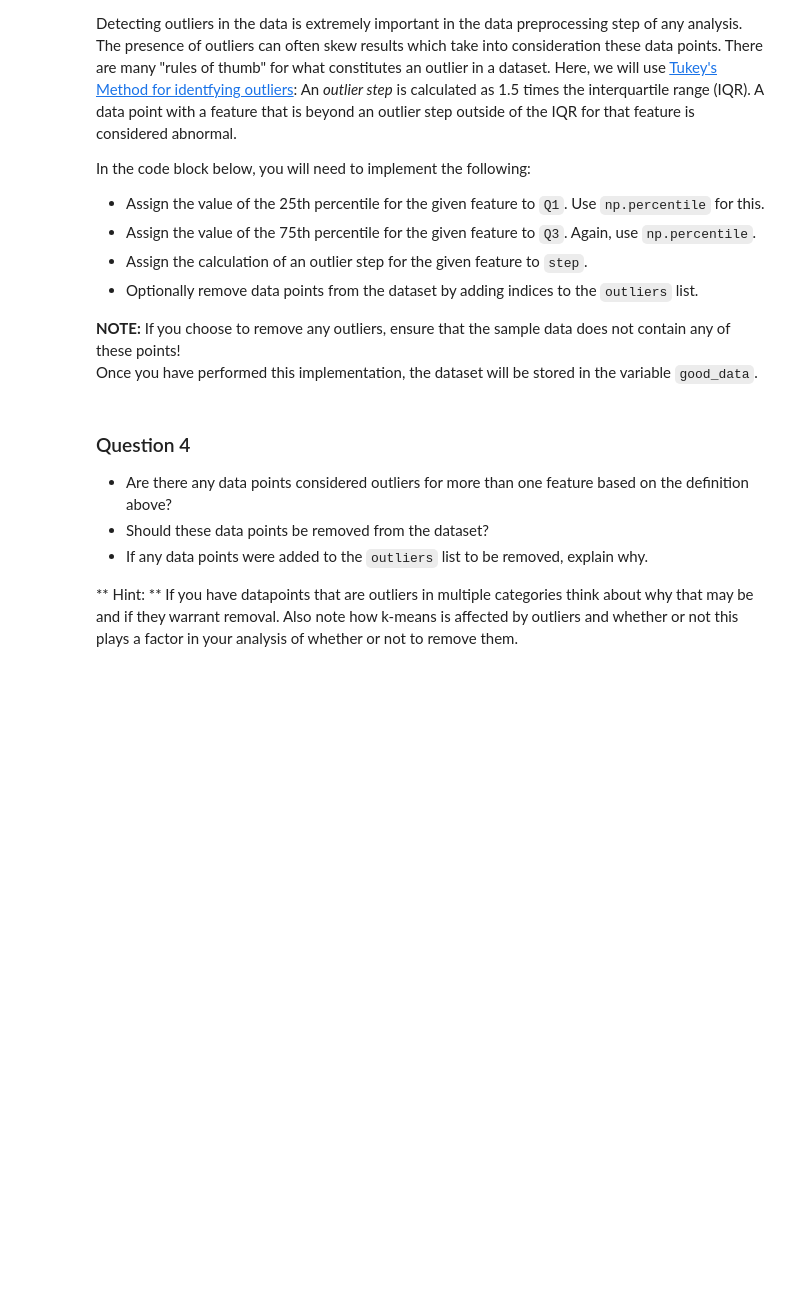
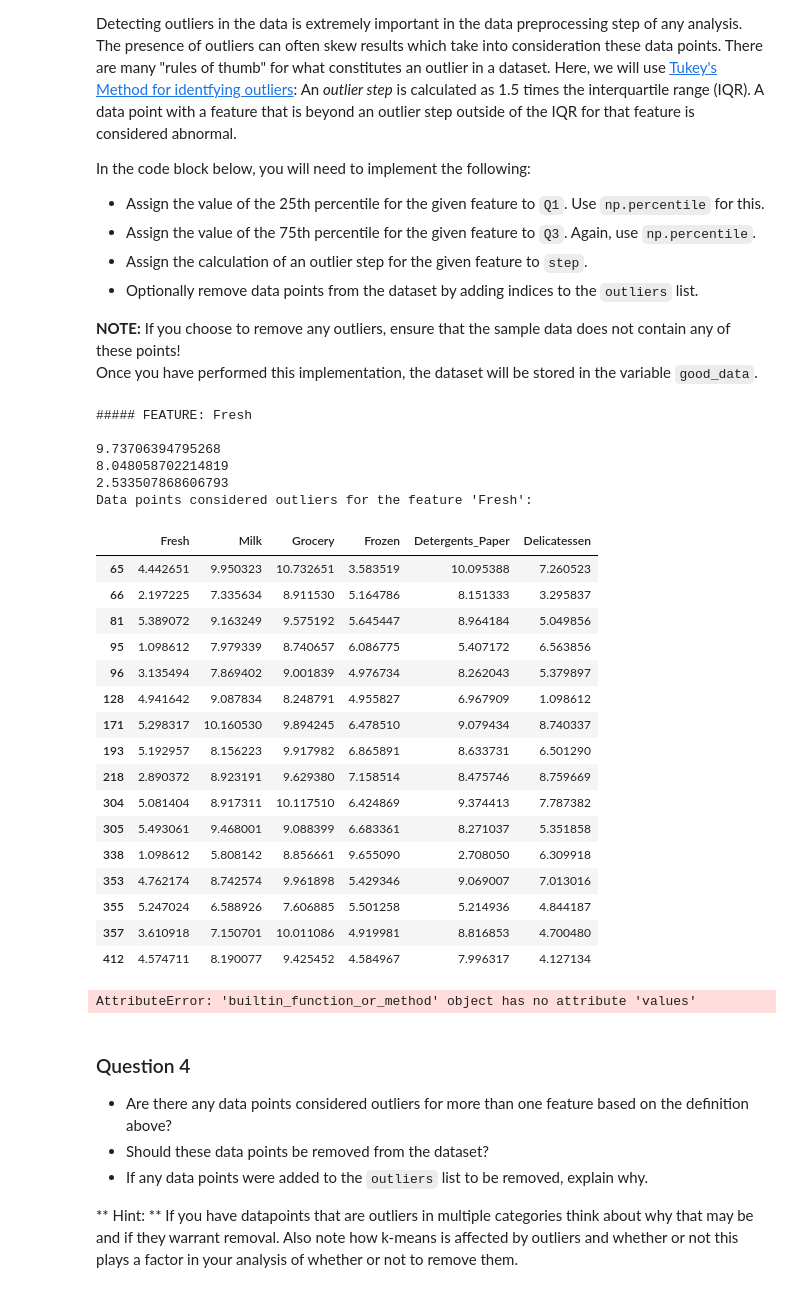
Before and after one commit to fjprobos/machine-learning, a Jupyter notebook: projects/customer_segments/customer_segments.ipynb, the cells around one changed output. Saved outputs shown, nothing was run; the diff lists cells and outputs as text; code cells hidden in the pictures; blank space fills up the shorter version.

Commit message:
Advances until question 4. Need to convert some indices in ints.

```diff
--- a/projects/customer_segments/customer_segments.ipynb
+++ b/projects/customer_segments/customer_segments.ipynb
@@ -199,26 +210,64 @@ In the code block below, you will need to implement the following:
 Once you have performed this implementation, the dataset will be stored in the variable `good_data`.
 # %%
 # For each feature find the data points with extreme high or low values
+outliers_indices = []
 for feature in log_data.keys():
 
     # TODO: Calculate Q1 (25th percentile of the data) for the given feature
-    Q1 = None
+    Q1 = log_data[feature].quantile(.25)
 
     # TODO: Calculate Q3 (75th percentile of the data) for the given feature
-    Q3 = None
+    Q3 = log_data[feature].quantile(.75)
 
     # TODO: Use the interquartile range to calculate an outlier step (1.5 times the interquartile range)
-    step = None
+    step = (Q3-Q1)*1.5
+
+    print('''##### FEATURE: '''+feature+'\n')
+    print(Q3)
+    print(Q1)
+    print(step)
 
     # Display the outliers
     print("Data points considered outliers for the feature '{}':".format(feature))
     display(log_data[~((log_data[feature] >= Q1 - step) & (log_data[feature] <= Q3 + step))])
+    outliers = log_data[~((log_data[feature] >= Q1 - step) & (log_data[feature] <= Q3 + step))]
+    a = outliers.index.values
+    outliers = [int(item) for item in a]
+    outliers_indices = np.append(outliers_indices, outliers.index.values)
+    print(outliers_indices)
 
 # OPTIONAL: Select the indices for data points you wish to remove
-outliers  = []
+outliers  = outliers_indices
+
+print(outliers)
 
 # Remove the outliers, if any were specified
 good_data = log_data.drop(log_data.index[outliers]).reset_index(drop = True)
+# %% [output]
+##### FEATURE: Fresh
+
+9.73706394795268
+8.048058702214819
+2.533507868606793
+Data points considered outliers for the feature 'Fresh':
+|  | Fresh | Milk | Grocery | Frozen | Detergents_Paper | Delicatessen |
+| 65 | 4.442651 | 9.950323 | 10.732651 | 3.583519 | 10.095388 | 7.260523 |
+| 66 | 2.197225 | 7.335634 | 8.911530 | 5.164786 | 8.151333 | 3.295837 |
+| 81 | 5.389072 | 9.163249 | 9.575192 | 5.645447 | 8.964184 | 5.049856 |
+| 95 | 1.098612 | 7.979339 | 8.740657 | 6.086775 | 5.407172 | 6.563856 |
+| 96 | 3.135494 | 7.869402 | 9.001839 | 4.976734 | 8.262043 | 5.379897 |
+| 128 | 4.941642 | 9.087834 | 8.248791 | 4.955827 | 6.967909 | 1.098612 |
+| 171 | 5.298317 | 10.160530 | 9.894245 | 6.478510 | 9.079434 | 8.740337 |
+| 193 | 5.192957 | 8.156223 | 9.917982 | 6.865891 | 8.633731 | 6.501290 |
+| 218 | 2.890372 | 8.923191 | 9.629380 | 7.158514 | 8.475746 | 8.759669 |
+| 304 | 5.081404 | 8.917311 | 10.117510 | 6.424869 | 9.374413 | 7.787382 |
+| 305 | 5.493061 | 9.468001 | 9.088399 | 6.683361 | 8.271037 | 5.351858 |
+| 338 | 1.098612 | 5.808142 | 8.856661 | 9.655090 | 2.708050 | 6.309918 |
+| 353 | 4.762174 | 8.742574 | 9.961898 | 5.429346 | 9.069007 | 7.013016 |
+| 355 | 5.247024 | 6.588926 | 7.606885 | 5.501258 | 5.214936 | 4.844187 |
+| 357 | 3.610918 | 7.150701 | 10.011086 | 4.919981 | 8.816853 | 4.700480 |
+| 412 | 4.574711 | 8.190077 | 9.425452 | 4.584967 | 7.996317 | 4.127134 |
+AttributeError: 'builtin_function_or_method' object has no attribute 'values'
 # %% [markdown]
 ### Question 4
 * Are there any data points considered outliers for more than one feature based on the definition above?
```
Also changed, not shown: parts of 5 cells of this notebook.
